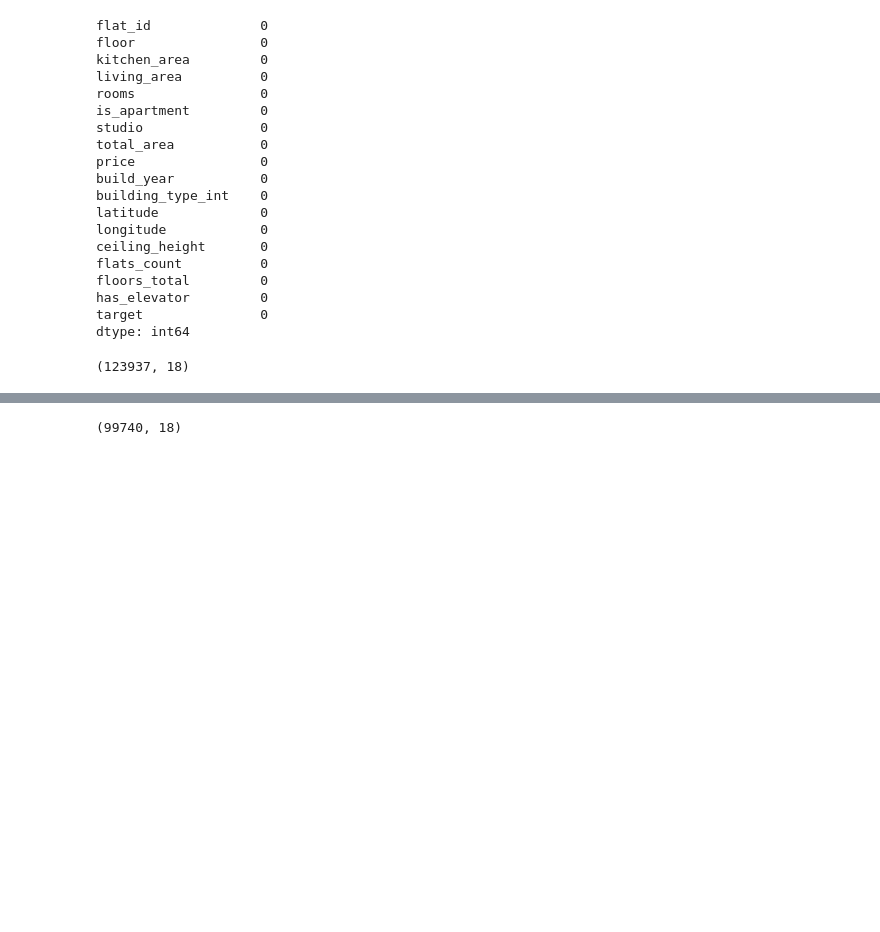
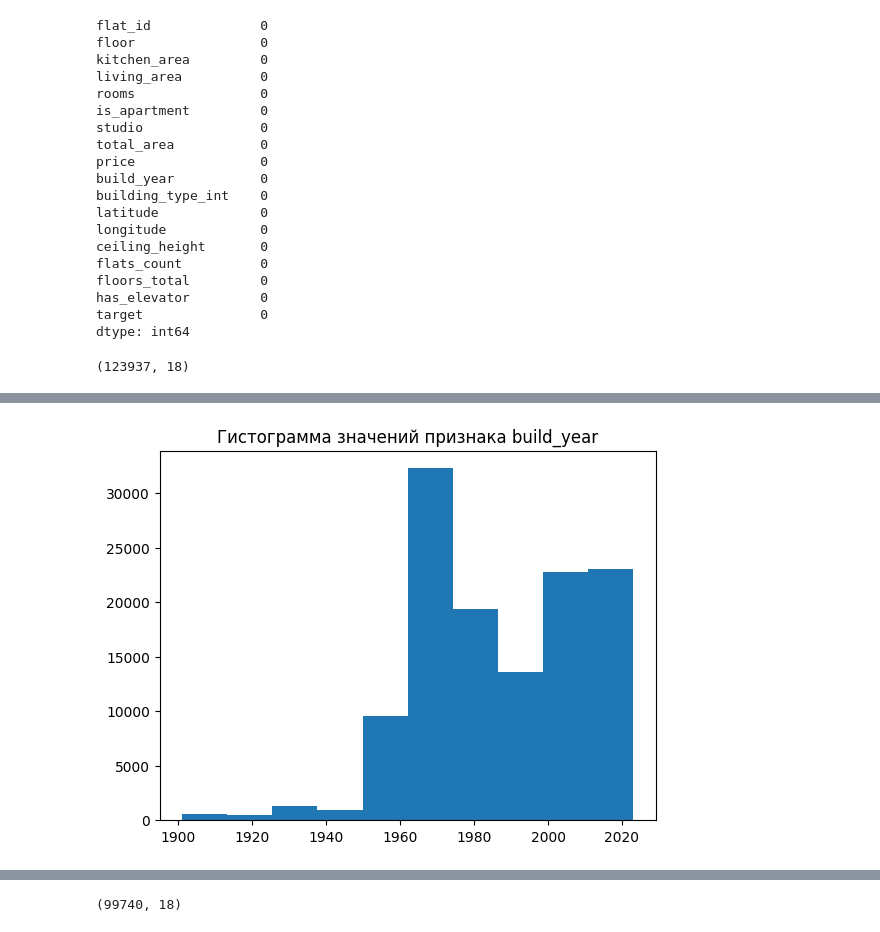
Before and after one commit to ibnkir/mle-project-sprint-1, a Jupyter notebook: notebooks/preproc_and_eda.ipynb, the cells around one changed output, grey strips where cells are left out. Cells and saved outputs as stored; diff of their text form; code cells hidden in the pictures; blank space fills up the shorter version.

```diff
--- a/notebooks/preproc_and_eda.ipynb
+++ b/notebooks/preproc_and_eda.ipynb
@@ -206,0 +240,6 @@ data_4.shape
+# %%
+plt.hist(data_4['build_year'])
+plt.title('Гистограмма значений признака build_year')
+plt.show()
+# %% [output]
+[figure, added]
```
Also changed, not shown: parts of 28 cells of this notebook, 5 other files.
